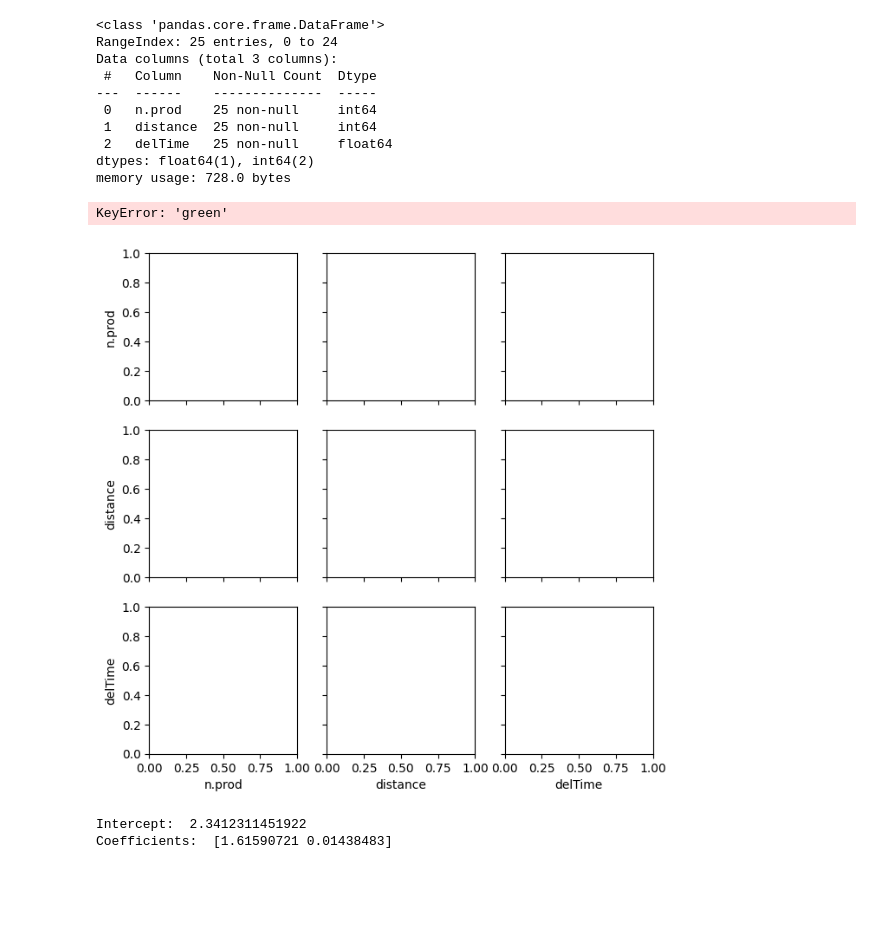
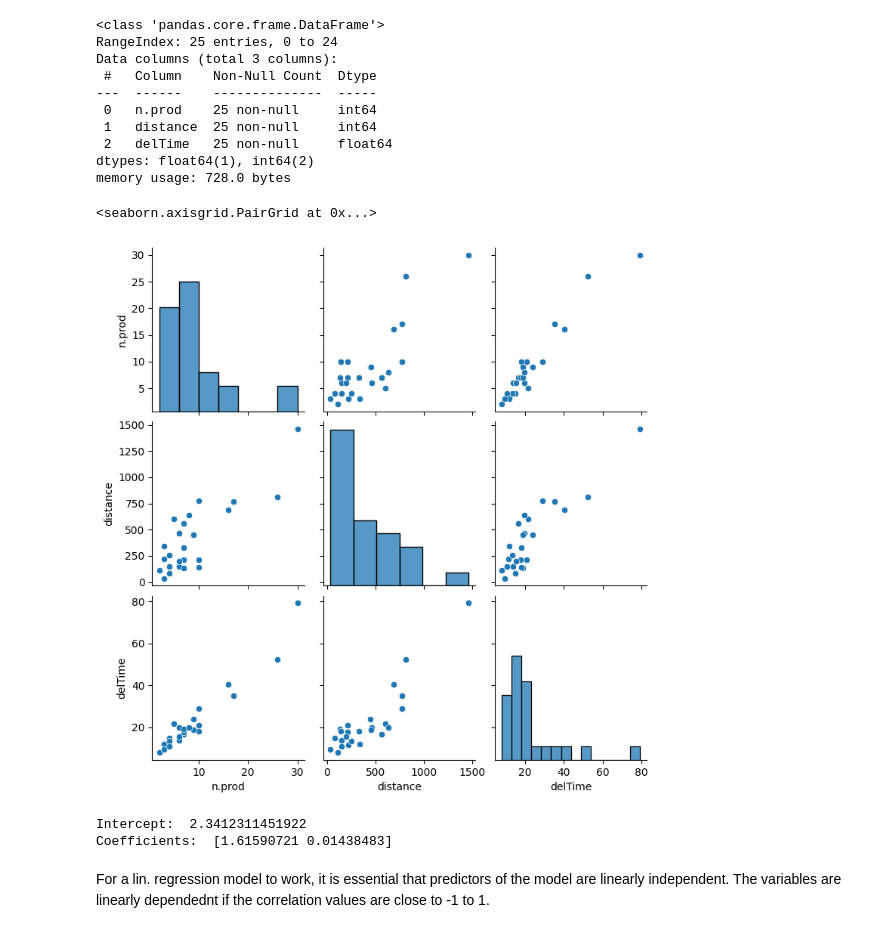
Before and after one commit to noelmt7/Multiple_Linear_Reg, a Jupyter notebook: 2348538_Noel.ipynb, the cells around one changed output. Saved outputs shown, nothing was run; the diff lists cells and outputs as text; code cells hidden in the pictures; blank space fills up the shorter version.

```diff
--- a/2348538_Noel.ipynb
+++ b/2348538_Noel.ipynb
@@ -25,10 +27,10 @@ Data columns (total 3 columns):
 dtypes: float64(1), int64(2)
 memory usage: 728.0 bytes
 # %%
-sns.pairplot(df,)
+sns.pairplot(df)
 # %% [output]
-KeyError: 'green'
+<seaborn.axisgrid.PairGrid at 0x...>
-[figure, old version]
+[figure, new version]
 # %%
 from sklearn.linear_model import LinearRegression
 
@@ -44,3 +46,6 @@ print("Intercept: ", model.intercept_, "\nCoefficients: ", model.coef_)
 # %% [output]
 Intercept:  2.3412311451922
 Coefficients:  [1.61590721 0.01438483]
+# %% [markdown]
+For a lin. regression model to work, it is essential that predictors of the model are linearly independent.
+The variables are linearly dependednt if the correlation values are close to -1 to 1.
```
Also changed, not shown: parts of 7 cells of this notebook.
